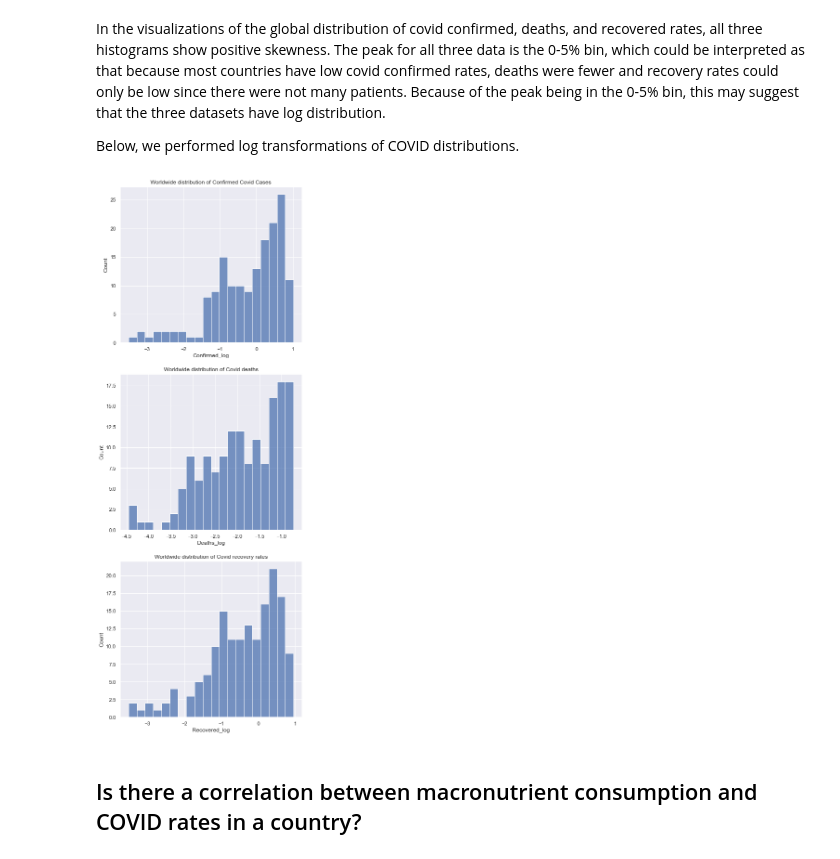
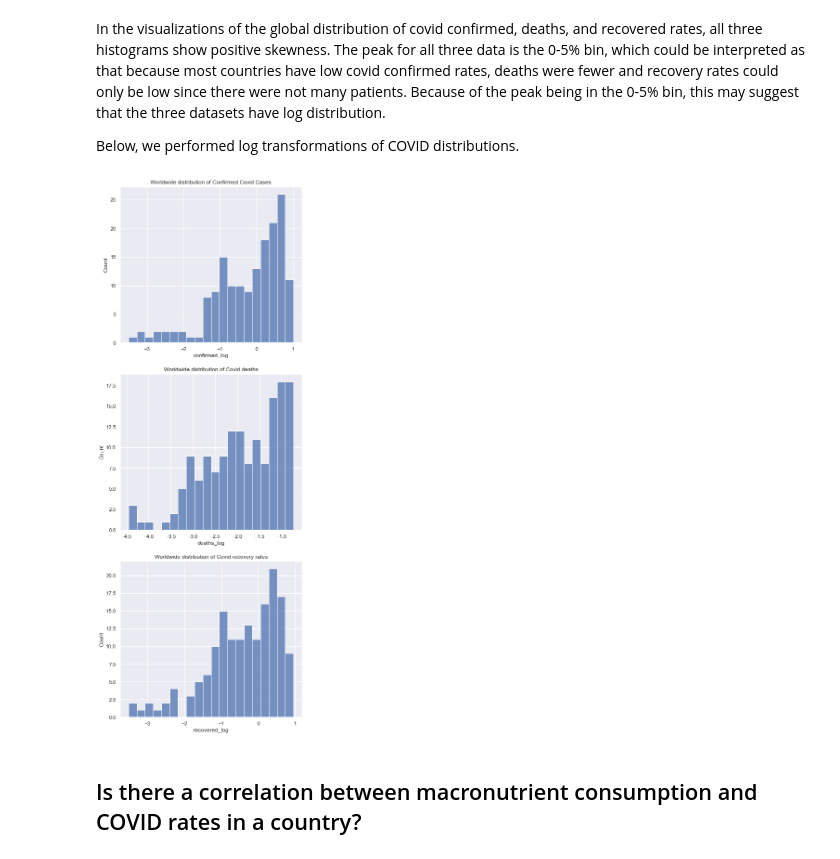
Before and after one commit to chwheo/cogs108-final-project, a Jupyter notebook: FinalProjectGroup061Sp22.ipynb, the cells around one changed output. Cells and saved outputs as stored; diff of their text form; code cells hidden in the pictures.

```diff
--- a/FinalProjectGroup061Sp22.ipynb
+++ b/FinalProjectGroup061Sp22.ipynb
@@ -89,5 +89,10 @@ import glob
 __Get the add the Confirmed,Deaths,Recovered,Active,Population to the dataframe; those are directly extracted from the dataframe that records the precentages. Due to the time dependence of active COVID cases, it will be excluded from analysis. Beside the population, the unit for the other 3 quantitative columns are in percentages.__
 # %%
 df_covid = pd.read_csv('Food_Supply_Quantity_kg_Data.csv',usecols=['Country','Confirmed','Deaths','Recovered','Population'])
+df_covid=df_covid.rename(columns={'Country':'country',
+                         'Confirmed':'confirmed',
+                         'Deaths':'deaths',
+                         'Recovered':'recovered',
+                         'Population':'population'})
 df_covid.head(6)
 # %% [output]
@@ -450,25 +455,25 @@ In the visualizations of the global distribution of covid confirmed, deaths, and
 Below, we performed log transformations of COVID distributions.
 # %%
 # perform log transformations of COVID Distributions
-df_covid['Confirmed_log'] = np.log10(df_covid['Confirmed'])
-df_covid['Deaths_log'] = np.log10(df_covid['Deaths'])
-df_covid['Recovered_log'] = np.log10(df_covid['Recovered'])
+df_covid['confirmed_log'] = np.log10(df_covid['confirmed'])
+df_covid['deaths_log'] = np.log10(df_covid['deaths'])
+df_covid['recovered_log'] = np.log10(df_covid['recovered'])
 # %%
 # replot figures with log transformation included
 sns.set()
 fig, axes = plt.subplots(3,1)
-sns.histplot(x='Confirmed_log', data=df_covid, stat='count', bins=20, ax = axes[0])
+sns.histplot(x='confirmed_log', data=df_covid, stat='count', bins=20, ax = axes[0])
 axes[0].set_title('Worldwide distribution of Confirmed Covid Cases')
-sns.histplot(x='Deaths_log', data=df_covid, stat='count', bins=20, ax = axes[1])
+sns.histplot(x='deaths_log', data=df_covid, stat='count', bins=20, ax = axes[1])
 axes[1].set_title('Worldwide distribution of Covid deaths')
-sns.histplot(x='Recovered_log', data=df_covid, stat='count', bins=20, ax = axes[2])
+sns.histplot(x='recovered_log', data=df_covid, stat='count', bins=20, ax = axes[2])
 axes[2].set_title('Worldwide distribution of Covid recovery rates')
 
 # set subplot size
 fig.set_figheight(21)
 fig.set_figwidth(7)
 # %% [output]
-[figure, old version]
+[figure, new version]
 # %% [markdown]
 ## Is there a correlation between macronutrient consumption and COVID rates in a country? ##
 # %%
```
Also changed, not shown: parts of 28 cells of this notebook.
